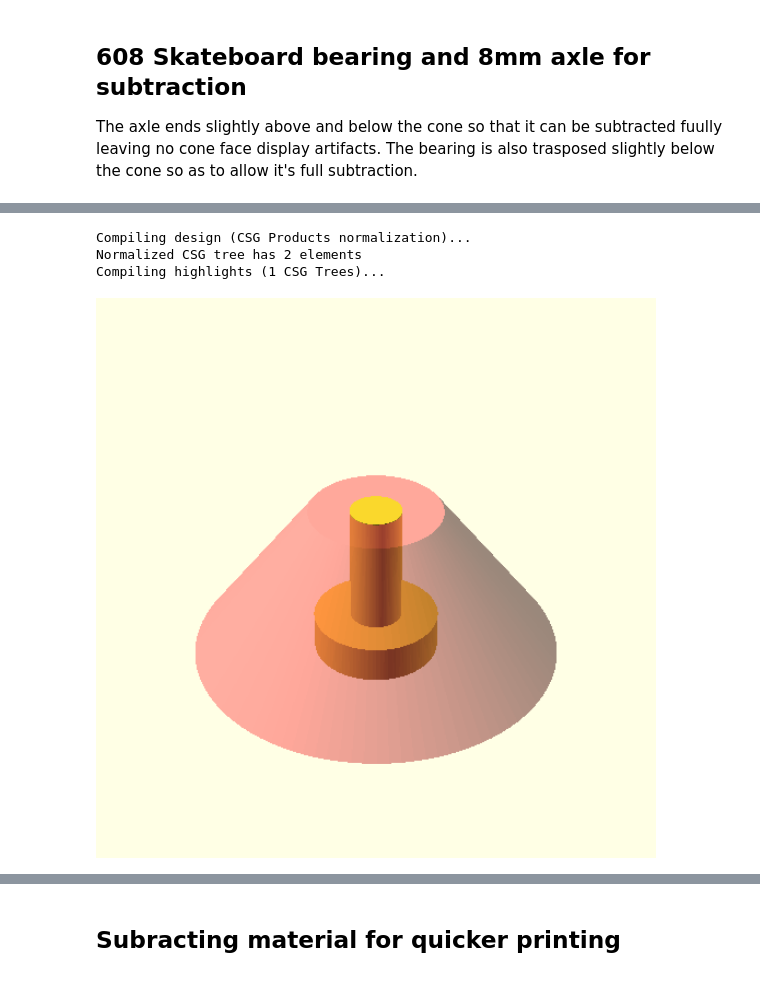
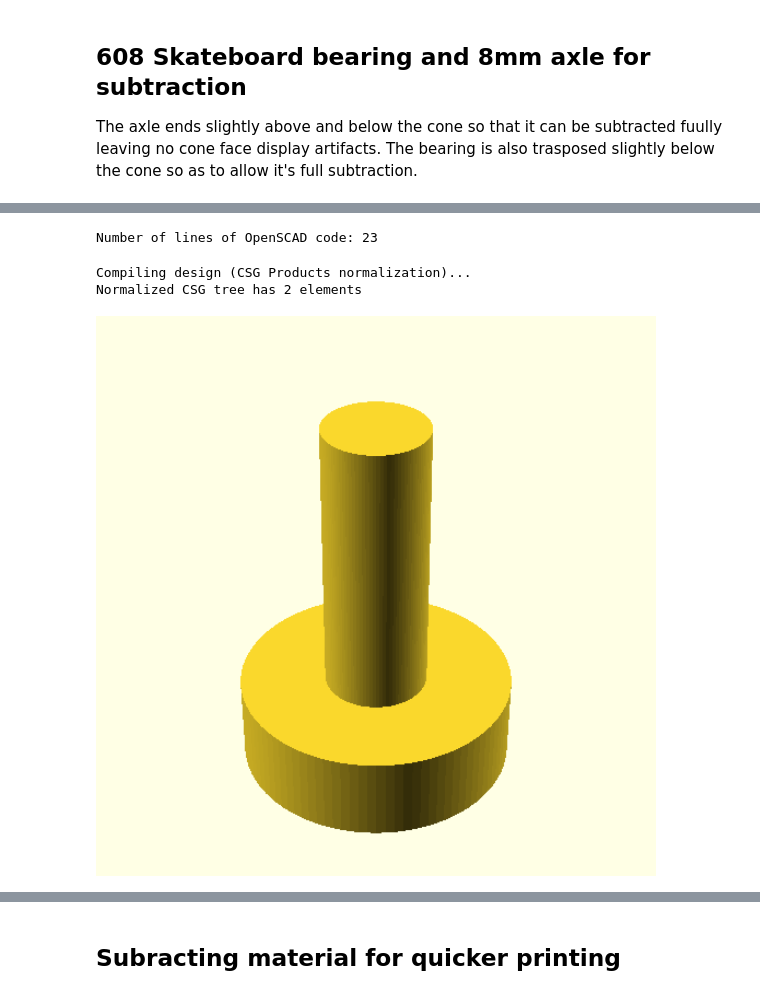
Before and after one commit to donnels/3d-objects, a Jupyter notebook: spoolholder.ipynb, the cells around one changed output, grey strips where cells are left out. Saved outputs shown, nothing was run; the diff lists cells and outputs as text; code cells hidden in the pictures.

```diff
--- a/spoolholder.ipynb
+++ b/spoolholder.ipynb
@@ -10,7 +10,8 @@ axleD=8;      //axle diameter of the axle for the 608 bearing - we;ll add for pr
 $fn=100;      //make things round
 bearingH=7;   //608 skateboard bearing height
 bearingD=22;  //608 skateboard bearing diameter we'll add amillimeter or two later to account for the fitting ring
-nubAngle=45;  //the fitting nubs for the bearing at x degree rotation
-printerRadTol=.85; //add this value to the radius
+fittingD=bearingD+7;  //outer diameter of the fitting ring for the bearing
+nubAngle=360/8;  //the fitting nubs for the bearing at x degree rotation
+printerRadTol=.2; //add this value to the radius
 nubRad=.5;    //the nub radius for the bearing fitting ring
 # %% [output]
@@ -45,12 +35,18 @@ Normalized CSG tree has 2 elements
-# %%
-%%display
-difference(){
-    #cone();
-    bearingEtc();
-}
-bearingEtc();
-# %% [output]
-Compiling design (CSG Products normalization)...
-Normalized CSG tree has 2 elements
-Compiling highlights (1 CSG Trees)...
-[figure, removed]
+# %%
+
+module axle(height,diameter,tol) {
+    translate([0,0,-.1]) cylinder(h=height,r=(diameter/2)+tol); //axle
+}
+module bearing(height,diameter,tol) {
+    translate([0,0,-.1]) cylinder(h=bearingH+.1,r=(bearingD/2)+tol); //bearing
+}
+# %% [output]
+Number of lines of OpenSCAD code: 23
+# %%
+%%display
+bearing(bearingH+.1,bearingD,printerRadTol);
+axle(coneH+.2,axleD,printerRadTol);
+# %% [output]
+Compiling design (CSG Products normalization)...
+Normalized CSG tree has 2 elements
+[figure, added]
```
Also changed, not shown: parts of 13 cells of this notebook, 2 other files.
